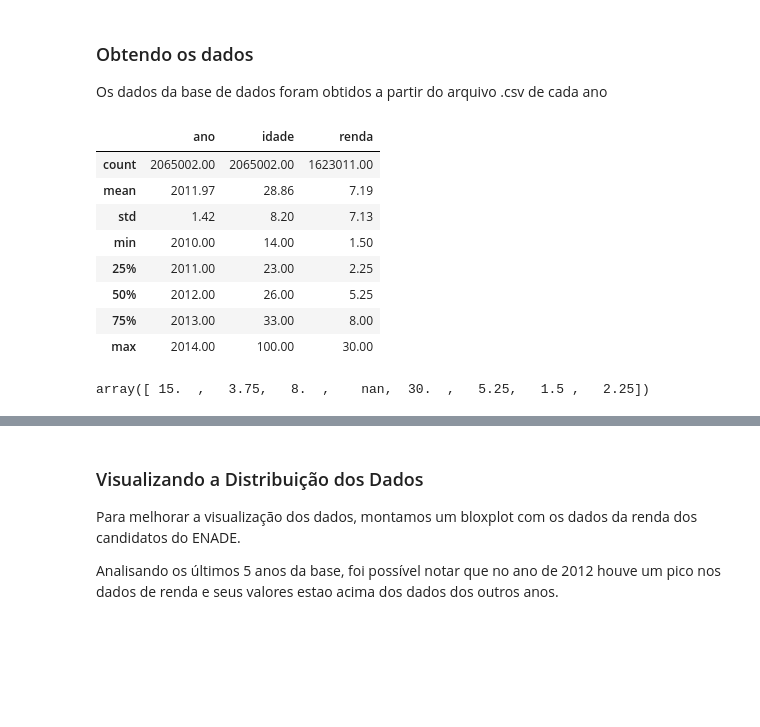
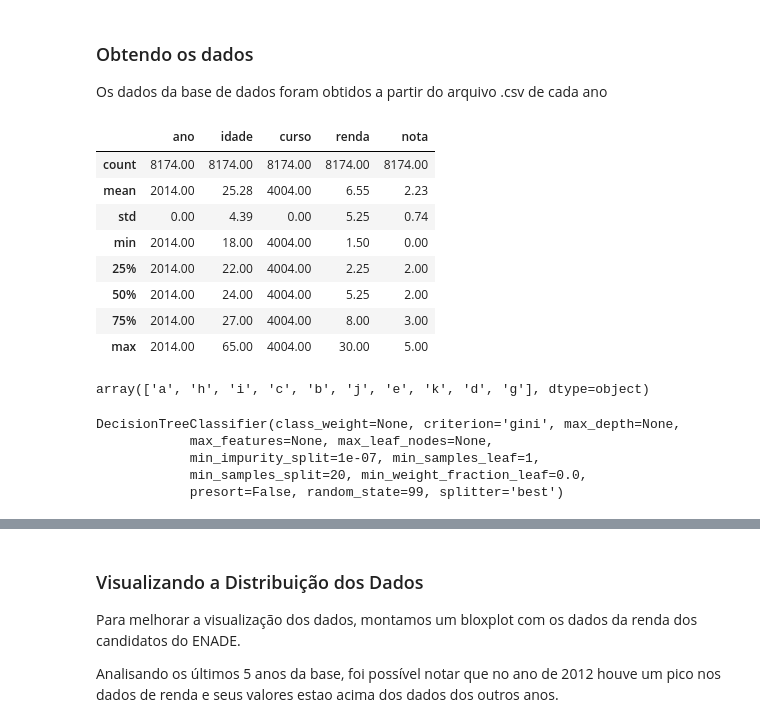
Before and after one commit to leoferlopes/data-science, a Jupyter notebook: source_Berly.ipynb, the cells around one changed output, grey strips where cells are left out. Drawn from its saved outputs; the diff is of its cells as text; code cells hidden in the pictures; blank space fills up the shorter version.

```diff
--- a/source_Berly.ipynb
+++ b/source_Berly.ipynb
@@ -46,35 +67,65 @@ def clean_data(dataframe, renda, bolsa, dict_renda=None):
 ### Obtendo os dados
 
 Os dados da base de dados foram obtidos a partir do arquivo .csv de cada ano
+# %%
+def is_number(s):
+    try:
+        f = float(s)
+        if f >= 0:
+            return True
+        return False
+    except ValueError:
+        return False
+# %%
+def select_clause(df):
+    def f(i):
+        if df["co_grupo"][i] == 4004 and is_number(df["nt_ger"][i]):
+            return True
+        else:
+            return False
+    return f
 # %%
-dict_renda_2011 = { 'b': 1.5, 'c': 2.25, 'd': 3.75, 'e': 5.25, 'f': 8.0, 'g': 15.0, 'h': 30.0 }
+# dict_renda_2011 = { 'b': 1.5, 'c': 2.25, 'd': 3.75, 'e': 5.25, 'f': 8.0, 'g': 15.0, 'h': 30.0 }
 
-df10 = clean_data(pd.read_csv('microdados_enade_2010.csv', encoding='latin1', delimiter=';'), 'QE_I5', 'QE_I10')
-df11 = clean_data(pd.read_csv('microdados_enade_2011.csv', encoding='latin1', delimiter=';'), 'co_rs_s5','co_rs_s10', dict_renda_2011)
-df12 = clean_data(pd.read_csv('microdados_enade_2012.csv' ,encoding='latin1', delimiter=';'), 'qe_i5', 'qe_i10')
-df13 = clean_data(pd.read_csv('microdados_enade_2013.csv', delimiter=';'), 'co_rs_s7', 'co_rs_s10' )
-df14 = clean_data(pd.read_csv('microdados_enade_2014.csv', delimiter=';', low_memory=False),  'qe_i8', 'qe_i11')
+# df10 = clean_data(pd.read_csv('microdados_enade_2010.csv', encoding='latin1', delimiter=';'), 'QE_I5', 'QE_I10')
+# df11 = clean_data(pd.read_csv('microdados_enade_2011.csv', encoding='latin1', delimiter=';'), 'co_rs_s5','co_rs_s10', dict_renda_2011)
+# df12 = clean_data(pd.read_csv('microdados_enade_2012.csv' ,encoding='latin1', delimiter=';'), 'qe_i5', 'qe_i10')
+# df13 = clean_data(pd.read_csv('microdados_enade_2013.csv', delimiter=';'), 'co_rs_s7', 'co_rs_s10' )
+data = pd.read_csv('microdados_enade_2014.csv', delimiter=';', low_memory=False)
+df14 = clean_data(data.select(select_clause(data)),  'qe_i8', 'qe_i11')
+df = df14
 
-dfs = [df10, df11, df12, df13, df14]
+# dfs = [df10, df11, df12, df13, df14]
 # %%
-df = pd.DataFrame()
+# df = pd.DataFrame()
 
-df = df.append(dfs)
-
+# df = df.append(dfs)
 pd.options.display.float_format = '{:.2f}'.format
 
 df.describe()
 # %% [output]
-|  | ano | idade | renda |
-| count | 2065002.00 | 2065002.00 | 1623011.00 |
-| mean | 2011.97 | 28.86 | 7.19 |
-| std | 1.42 | 8.20 | 7.13 |
-| min | 2010.00 | 14.00 | 1.50 |
-| 25% | 2011.00 | 23.00 | 2.25 |
-| 50% | 2012.00 | 26.00 | 5.25 |
-| 75% | 2013.00 | 33.00 | 8.00 |
-| max | 2014.00 | 100.00 | 30.00 |
+|  | ano | idade | curso | renda | nota |
+| count | 8174.00 | 8174.00 | 8174.00 | 8174.00 | 8174.00 |
+| mean | 2014.00 | 25.28 | 4004.00 | 6.55 | 2.23 |
+| std | 0.00 | 4.39 | 0.00 | 5.25 | 0.74 |
+| min | 2014.00 | 18.00 | 4004.00 | 1.50 | 0.00 |
+| 25% | 2014.00 | 22.00 | 4004.00 | 2.25 | 2.00 |
+| 50% | 2014.00 | 24.00 | 4004.00 | 5.25 | 2.00 |
+| 75% | 2014.00 | 27.00 | 4004.00 | 8.00 | 3.00 |
+| max | 2014.00 | 65.00 | 4004.00 | 30.00 | 5.00 |
 # %%
-df.renda.unique()
+df.bolsa.unique()
 # %% [output]
-array([ 15.  ,   3.75,   8.  ,    nan,  30.  ,   5.25,   1.5 ,   2.25])
+array(['a', 'h', 'i', 'c', 'b', 'j', 'e', 'k', 'd', 'g'], dtype=object)
+# %%
+atributos = ["idade", "renda", "nota"]
+categoria = df["bolsa"]
+dataframe = df[atributos]
+dt = DecisionTreeClassifier(min_samples_split=20, random_state=99)
+dt.fit(dataframe, categoria)
+# %% [output]
+DecisionTreeClassifier(class_weight=None, criterion='gini', max_depth=None,
+            max_features=None, max_leaf_nodes=None,
+            min_impurity_split=1e-07, min_samples_leaf=1,
+            min_samples_split=20, min_weight_fraction_leaf=0.0,
+            presort=False, random_state=99, splitter='best')
```
Also changed, not shown: parts of 25 cells of this notebook, 1 other file.
